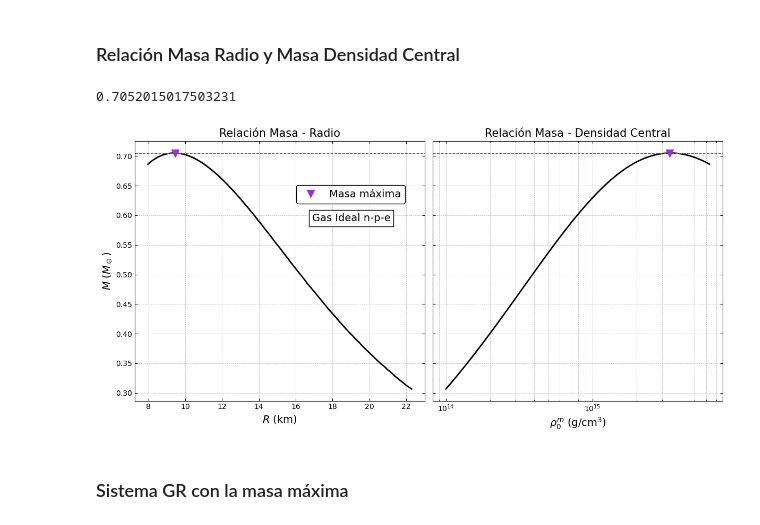
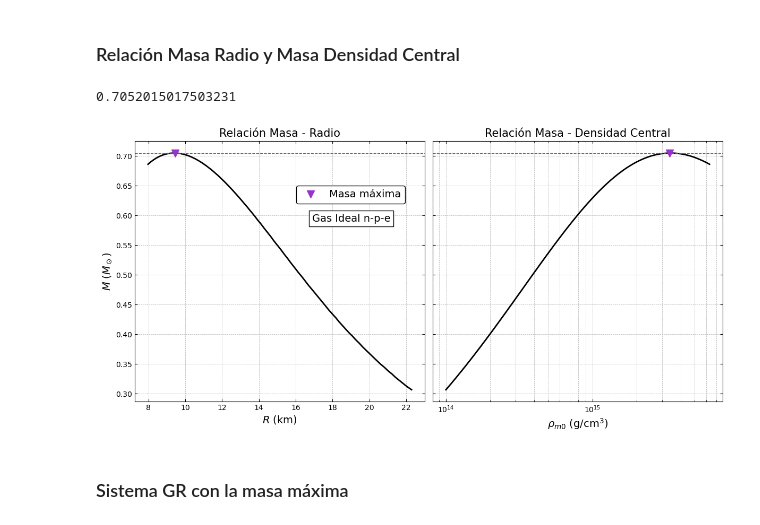
Before and after one commit to Vendetta0462/CalculosSimulaciones, a Jupyter notebook: NS_Structure/Simple_Models/gas_n-p-e.ipynb, the cells around one changed output. Drawn from its saved outputs; the diff is of its cells as text; code cells hidden in the pictures.

```diff
--- a/NS_Structure/Simple_Models/gas_n-p-e.ipynb
+++ b/NS_Structure/Simple_Models/gas_n-p-e.ipynb
@@ -288,35 +305,35 @@ fig, ax = plt.subplots(1, 2, figsize=(12, 6), sharey=True)
 # ax[0].loglog(radios_R/1e3, masas_R/masasolar, label='Relatividad General')
 # ax[0].legend()
 ax[0].plot(radios_R/1e3, masas_R/masasolar, color=color, linewidth=2)
 ax[0].set_xlabel(r'$R$ (km)', fontsize=14)
 ax[0].set_ylabel(r'$M$ ($M_\odot$)', fontsize=14)
 ax[0].set_title(r'Relación Masa - Radio', fontsize=15)
 
 ax[0].plot(radios_R[np.argmax(masas_R)]/1e3, masas_R.max()/masasolar, marker, color=markercolor, label='Masa máxima', markersize=10)
 ax[0].legend(bbox_to_anchor=(0.95, 0.85), loc='upper right', fontsize=14, framealpha=1, edgecolor='black')
 ax[0].text(16.9, 0.59, 'Gas Ideal n-p-e', fontsize=14, bbox=dict(facecolor='white', edgecolor='black', alpha=1))
 
 # ax[1].loglog(rhos, masas_N/masasolar, label='Newtoniano')
 # ax[1].loglog(rhos, masas_R/masasolar, label='Relatividad General')
 # ax[1].legend()
 ax[1].semilogx(rhos, masas_R/masasolar, color=color, linewidth=2)
-ax[1].set_xlabel(r'$\rho_0^m$ (g/cm$^3$)', fontsize=14)
+ax[1].set_xlabel(r'$\rho_{m0}$ (g/cm$^3$)', fontsize=14)
 # ax[1].set_ylabel(r'$M$ ($M_\odot$)')
 ax[1].set_title(r'Relación Masa - Densidad Central', fontsize=15)
 ax[1].plot(rhos[np.argmax(masas_R)], masas_R.max()/masasolar, marker, color=markercolor, label='Masa máxima', markersize=10)
 
 for axis in ax:
     axis.tick_params(axis='both', which='both', direction='in', right=True, top=True)
     axis.axhline(masas_R.max()/masasolar, color='darkorchid', linestyle='--', linewidth=1)
     axis.grid(which='both', linestyle='--', linewidth=0.5)
 
 print(masas_R.max()/masasolar)
 
 plt.tight_layout()
 plt.show()
 # %% [output]
 0.7052015017503231
-[figure, old version]
+[figure, new version]
 # %% [markdown]
 ### Sistema GR con la masa máxima
 # %%
```
Also changed, not shown: parts of 3 cells of this notebook.
